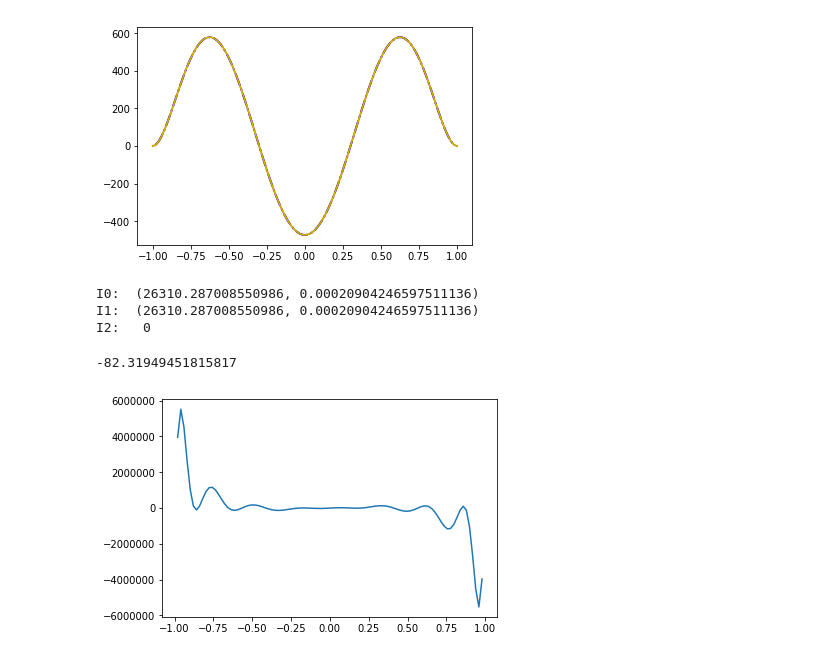
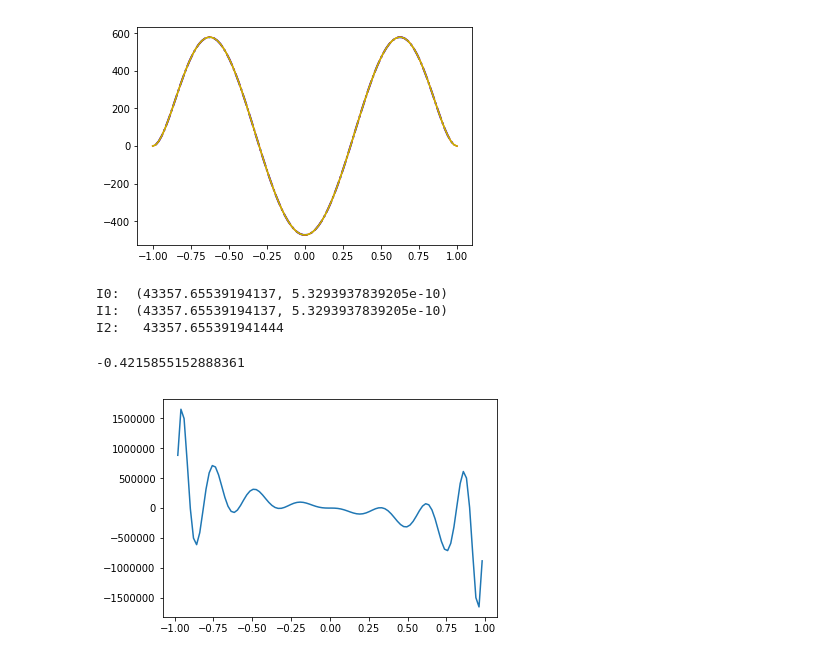
Before and after one commit to nimachm81/myPyCodes, a Jupyter notebook: Spheroidal Coordinates.ipynb, the cells around one changed output. Drawn from its saved outputs; the diff is of its cells as text; code cells hidden in the pictures.

```diff
--- a/Spheroidal Coordinates.ipynb
+++ b/Spheroidal Coordinates.ipynb
@@ -401,20 +490,0 @@ $$Eq ,_\eta, cos(0): \frac{2 \eta \sqrt{\xi^{2} - 1} R{\left (4,0,n + 1,\xi \rig
-# %%
-
-def Map2DIndexTo1D(m_0, m_1, ind_start = 0):
-    ## m = m_0 .. m_1    n = m ... m_1
-    map2DTo1D, map1DTo2D = {}, {}
-    ind = ind_start
-    for m in range(m_0, m_1 + 1):
-        for n in range(m, m_1 + 1):
-            map2DTo1D[(m,n)] = ind
-            map1DTo2D[ind] = (m, n)
-            ind += 1
-    return map2DTo1D, map1DTo2D
-
-
-N_t = 5
-alphaInd_2DTo1D, alphaInd_1DTo2D = Map2DIndexTo1D(0, N_t)
-betaInd_2DTo1D, betaInd_1DTo2D = Map2DIndexTo1D(0, N_t, len(alphaInd_2DTo1D))
-
-print(alphaInd_2DTo1D)
-print(betaInd_2DTo1D)
@@ -983,32 +1489,32 @@ plt.plot(x, z, 'y')
 # %%
 %matplotlib inline
 from scipy.integrate import quadrature, quad
 import numpy as np
 import matplotlib.pyplot as plt
 from scipy.special import pro_ang1
 from Electromagnetics import specfun
 
 m = 3
-n = 5
-N = 8
+n = 6
+N = 7
 c = 1.0
 
-I0 = GetInt_Sm_mpn_Sm_mpN_x_div_sqrt_1mx2_quad1(c, m, n, N)
-I1 = GetInt_Sm_mpn_Sm_mpN_x_div_sqrt_1mx2_quad2(c, m, n, N)
-I2 = 0#GetInt_dxS0_n_S1_1pN_sqrt_x_sqrt_1mx2(c, n, N)
+I0 = GetInt_Sm_mpn_Sm_mpN_x_quad1(c, m, n, N)
+I1 = GetInt_Sm_mpn_Sm_mpN_x_quad2(c, m, n, N)
+I2 = GetInt_Sm_mpn_Sm_mpN_x(c, m, n, N)
 
 print("I0: ", I0)
 print("I1: ", I1)
 print("I2:  ", I2)
 
 x = np.linspace(-1, 1, 100)
 def f(x):
-    return pro_ang1(m, m+n, c, x)[1]*pro_ang1(m, m+N, c, x)[0]*x/np.sqrt(1 - x**2)
+    return pro_ang1(m, m+n, c, x)[1]*pro_ang1(m, m+N, c, x)[0]*x
 plt.plot(x, f(x))
 f(0.99999)
 # %% [output]
-I0:  (26310.287008550986, 0.00020904246597511136)
-I1:  (26310.287008550986, 0.00020904246597511136)
-I2:   0
+I0:  (43357.65539194137, 5.3293937839205e-10)
+I1:  (43357.65539194137, 5.3293937839205e-10)
+I2:   43357.655391941444
--82.31949451815817
+-0.4215855152888361
-[figure, old version]
+[figure, new version]
```
Also changed, not shown: parts of 10 cells of this notebook.
